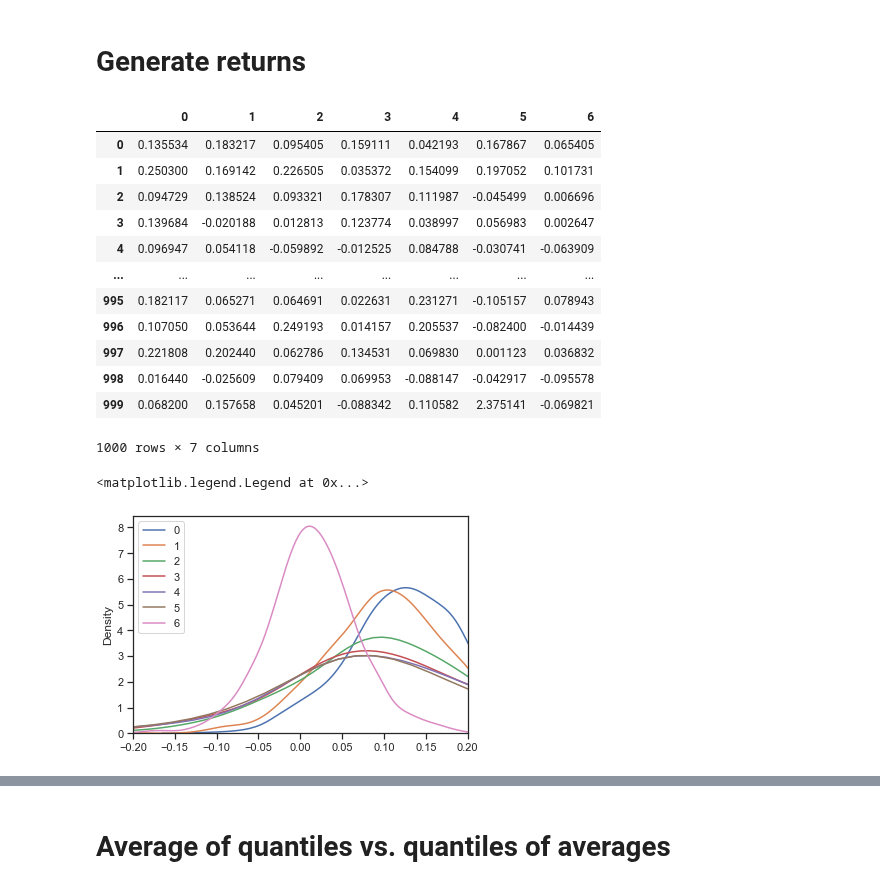
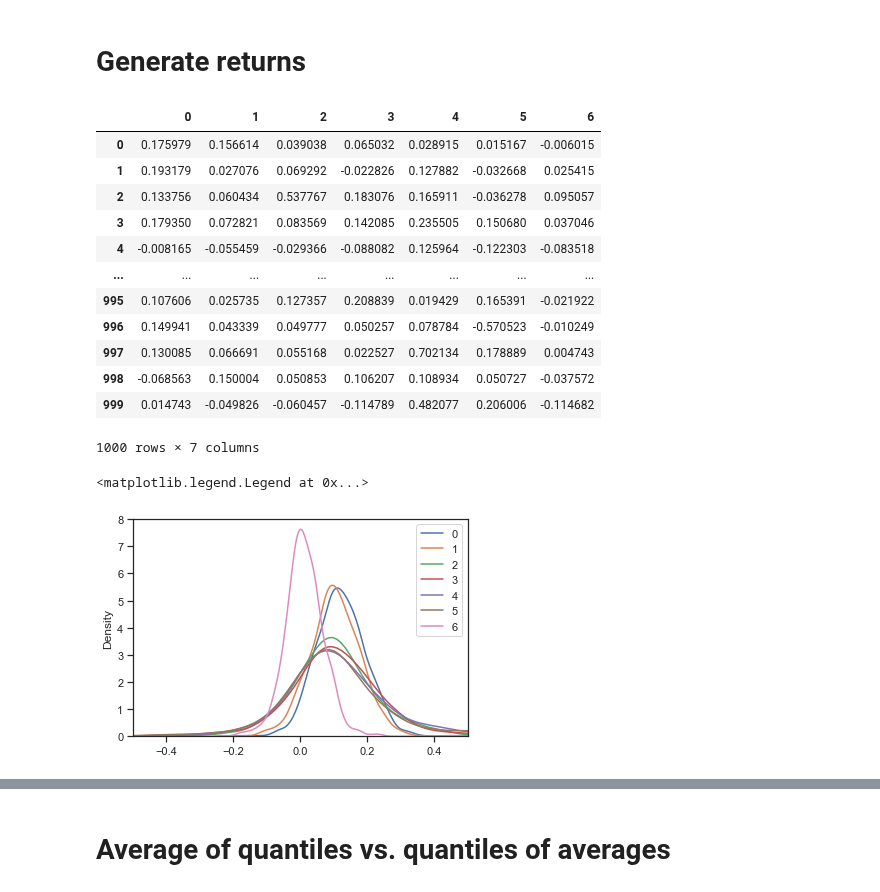
Before and after one commit to starovoitovs/defi, a Jupyter notebook: generator_cvar_soc.ipynb, the cells around one changed output, grey strips where cells are left out. Cells and saved outputs as stored; diff of their text form; code cells hidden in the pictures.

```diff
--- a/generator_cvar_soc.ipynb
+++ b/generator_cvar_soc.ipynb
@@ -58,7 +58,7 @@ batch_size = 1_000
 kappa = [0.25, 0.5, 0.5, 0.5, 0.5, 0.5, 0.5]
 sigma = [1, 0.3, 0.5, 1.5, 1.75, 2, 2.25]
 p = [0.35, 0.3, 0.34, 0.33, 0.32, 0.31, 0.3]
-phi = np.repeat(0.03, 7)
+phi = np.array([0.03, 0.03, 0.03, 0.03, 0.03, 0.03, 0.03])
 # %%
 ''' Initial reserves '''
 Rx0   = np.repeat(Rx, len(kappa))
@@ -71,34 +71,34 @@ l = pools.swap_and_mint(xs_0)
 end_pools, Rx_t, Ry_t, v_t, event_type_t, event_direction_t = pools.simulate(kappa, p, sigma, T=T, batch_size=batch_size)
 # %%
 x_T = np.array([pool.burn_and_swap(l) for pool in end_pools])
-log_ret = np.log(x_T)
+log_ret = np.log(x_T) - np.log(xs_0)
 Y = pd.DataFrame(log_ret)
 Y
 # %% [output]
 |  | 0 | 1 | 2 | 3 | 4 | 5 | 6 |
-| 0 | 0.135534 | 0.183217 | 0.095405 | 0.159111 | 0.042193 | 0.167867 | 0.065405 |
-| 1 | 0.250300 | 0.169142 | 0.226505 | 0.035372 | 0.154099 | 0.197052 | 0.101731 |
-| 2 | 0.094729 | 0.138524 | 0.093321 | 0.178307 | 0.111987 | -0.045499 | 0.006696 |
-| 3 | 0.139684 | -0.020188 | 0.012813 | 0.123774 | 0.038997 | 0.056983 | 0.002647 |
-| 4 | 0.096947 | 0.054118 | -0.059892 | -0.012525 | 0.084788 | -0.030741 | -0.063909 |
+| 0 | 0.175979 | 0.156614 | 0.039038 | 0.065032 | 0.028915 | 0.015167 | -0.006015 |
+| 1 | 0.193179 | 0.027076 | 0.069292 | -0.022826 | 0.127882 | -0.032668 | 0.025415 |
+| 2 | 0.133756 | 0.060434 | 0.537767 | 0.183076 | 0.165911 | -0.036278 | 0.095057 |
+| 3 | 0.179350 | 0.072821 | 0.083569 | 0.142085 | 0.235505 | 0.150680 | 0.037046 |
+| 4 | -0.008165 | -0.055459 | -0.029366 | -0.088082 | 0.125964 | -0.122303 | -0.083518 |
 | ... | ... | ... | ... | ... | ... | ... | ... |
-| 995 | 0.182117 | 0.065271 | 0.064691 | 0.022631 | 0.231271 | -0.105157 | 0.078943 |
-| 996 | 0.107050 | 0.053644 | 0.249193 | 0.014157 | 0.205537 | -0.082400 | -0.014439 |
-| 997 | 0.221808 | 0.202440 | 0.062786 | 0.134531 | 0.069830 | 0.001123 | 0.036832 |
-| 998 | 0.016440 | -0.025609 | 0.079409 | 0.069953 | -0.088147 | -0.042917 | -0.095578 |
-| 999 | 0.068200 | 0.157658 | 0.045201 | -0.088342 | 0.110582 | 2.375141 | -0.069821 |
+| 995 | 0.107606 | 0.025735 | 0.127357 | 0.208839 | 0.019429 | 0.165391 | -0.021922 |
+| 996 | 0.149941 | 0.043339 | 0.049777 | 0.050257 | 0.078784 | -0.570523 | -0.010249 |
+| 997 | 0.130085 | 0.066691 | 0.055168 | 0.022527 | 0.702134 | 0.178889 | 0.004743 |
+| 998 | -0.068563 | 0.150004 | 0.050853 | 0.106207 | 0.108934 | 0.050727 | -0.037572 |
+| 999 | 0.014743 | -0.049826 | -0.060457 | -0.114789 | 0.482077 | 0.206006 | -0.114682 |
 1000 rows × 7 columns
 # %%
 # 1d marginals on top of each other
 
 for i in range(log_ret.shape[1]):
     sns.kdeplot(log_ret[:, i], label=i)
 
-plt.xlim((-0.2, 0.2))
+plt.xlim((-0.5, 0.5))
 plt.legend()
 # %% [output]
 <matplotlib.legend.Legend at 0x...>
-[figure, old version]
+[figure, new version]
 # %%
 plot_2d(log_ret)
 # %% [output]
```
Also changed, not shown: parts of 7 cells of this notebook, 22 other files.
